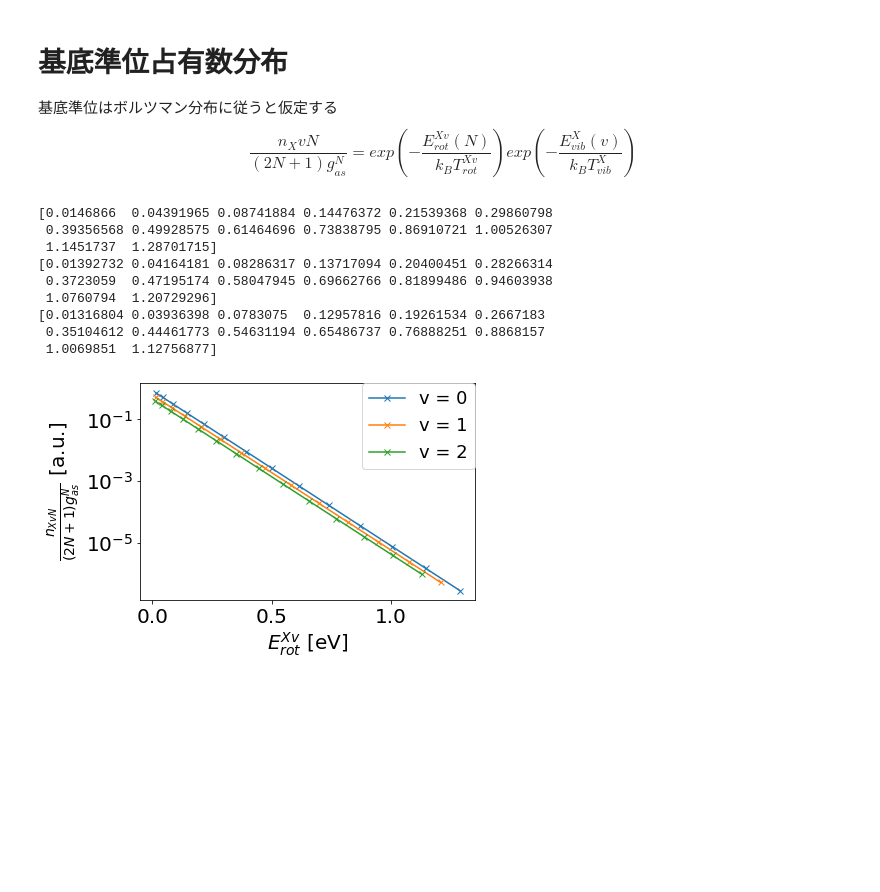
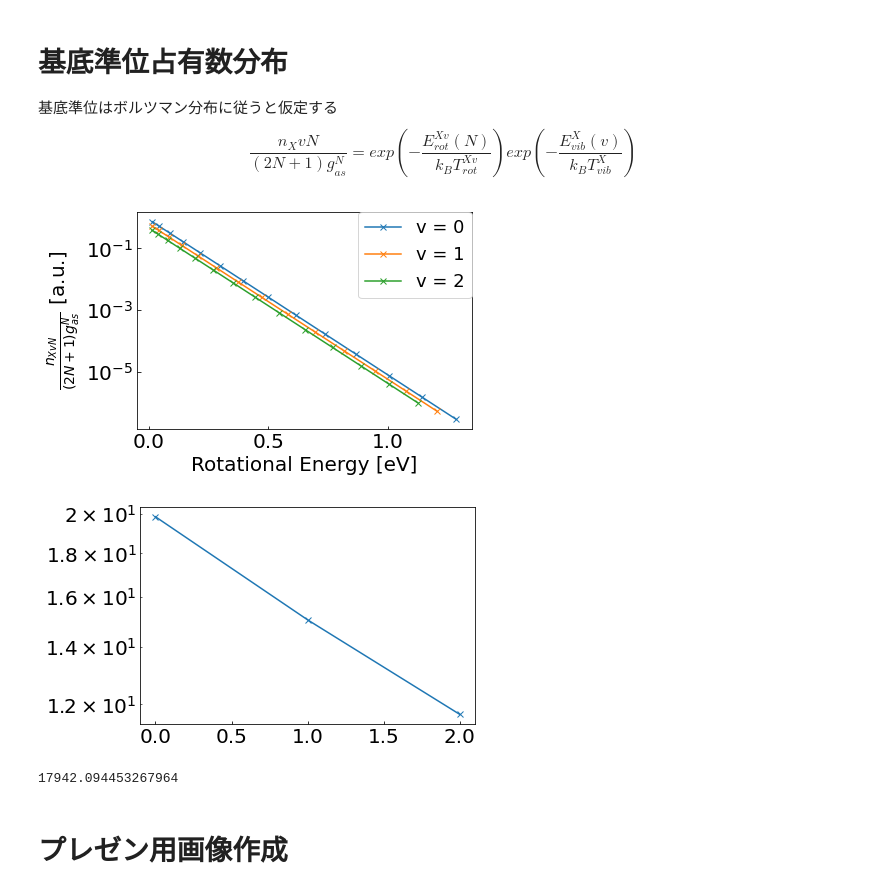
Before and after one commit to AtsushiNi/myLeprecon, a Jupyter notebook: niihama/plasma_data_12_17.ipynb, the cells around one changed output. Cells and saved outputs as stored; diff of their text form; code cells hidden in the pictures; blank space fills up the shorter version.

```diff
--- a/niihama/plasma_data_12_17.ipynb
+++ b/niihama/plasma_data_12_17.ipynb
@@ -44,4 +44,5 @@ from sympy.physics.wigner import wigner_3j
 from functools import reduce
 # %%
 data_path = '/content/drive/MyDrive/研究室/myLeprecon/SpectrometerData/20201217_niihama'
+image_path = '/content/drive/MyDrive/研究室/images/analyze_12-17'
 print(os.path.exists(data_path))
@@ -740,4 +825,27 @@ for Nd in range(1, 6):
       continue # 上準位と下準位でNは変わらない
     left_formula[2] += array_22[Na-1]['intensity'][0] * array_22[Na-1]['wavelength']
 left_formula
+
+# v'=v"なので右辺前半は常に1になる？？
+def right_formula_func(T_X_vib, _vds):
+  right_formula = np.zeros(3)
+  for vX in range(0, 3):
+    right_formula[0] += R(vX, 0)*math.exp(-E_X_vib(vX)/kb/T_X_vib)
+  for vX in range(0, 3):
+    right_formula[1] += R(vX, 1)*math.exp(-E_X_vib(vX)/kb/T_X_vib)
+  for vX in range(0, 3):
+    right_formula[2] += R(vX, 2)*math.exp(-E_X_vib(vX)/kb/T_X_vib)
+  return right_formula
+
+vds = np.array([0, 1, 2])
+
+def fitting_func(vds, T_X_vib, constant):
+  return constant * right_formula_func(T_X_vib, vds) - left_formula
+plt.plot(vds, fitting_func(vds, 2687.12124, 4.61271711e10), marker='x') # これを[0, 0, 0]にするようなfitting_funcの第二、第三引数を求める
+plt.xlabel("$v'$")
+plt.ylabel('right side - left side [a.u.]')
+popt, pcov = curve_fit(fitting_func, vds, np.zeros(3), p0=[1000, 1e11])
+print('[T_X_vib, constant] =')
+print(popt)
+T_X_vib = popt[0]
 # %% [output]
@@ -778,0 +855,15 @@ plt.legend(bbox_to_anchor=(1, 1), loc='upper right', borderaxespad=0, fontsize=1
+# %%
+plt.rcParams['font.size'] = 20
+plt.xticks([0, 1, 2])
+plt.plot(vds, left_formula, label='left', marker='x', linestyle='None')
+plt.plot(vds, popt[1] * right_formula_func(popt[0], vds), label='right')
+plt.plot(vds, 1e11 * right_formula_func(2000, vds), label='2')
+plt.plot(vds, 1e11 * right_formula_func(4000, vds), label='4')
+plt.plot(vds, 1e11 * right_formula_func(6000, vds), label='6')
+plt.plot(vds, 1e11 * right_formula_func(8000, vds), label='8')
+plt.legend(bbox_to_anchor=(1, 0), loc='lower right', borderaxespad=0, fontsize=18)
+plt.yscale('log')
+#plt.ylim(1e8, 3.5e9)
+plt.xlabel("$v'$")
+plt.ylabel(r"$\sum_{N',N''}{\frac{I^{dv'N'}_{av''N''}\lambda^{dv'N'}_{av''N''}}{hc}}$ [a.u.]")
+#plt.savefig(join(image_path, 'fitting_result'), bbox_inches='tight')
@@ -783,30 +877,31 @@ $$\frac{n_XvN}{(2N+1)g^N_{as}}=exp(-\frac{E^{Xv}_{rot}(N)}{k_BT^{Xv}_{rot}})exp(
 # %%
 nX = np.zeros((3, 14))
 left = np.zeros((3, 14))
 for vX in range(0, 3):
   E_array = np.zeros(14)
   for NX in range(1, 15):
 #    nX[vX][NX-1] = (2*NX+1)*g_as(NX)*math.exp(-E_X_rot(vX, NX)/kb/T_X_rot[vX])*math.exp(-E_X_vib(vX)/kb/T_X_vib[vX])
     nX[vX][NX-1] = (2*NX+1)*g_as(NX)*math.exp(-E_X_rot(vX, NX)/kb/T_X_rot[vX])*math.exp(-E_X_vib(vX)/kb/T_X_vib)
     left[vX][NX-1] = math.exp(-E_X_rot(vX, NX)/kb/T_X_rot[vX])*math.exp(-E_X_vib(vX)/kb/T_X_vib)
     E_array[NX-1] = E_X_rot(vX, NX)
-  print(E_array)
   plt.plot(E_array, left[vX], marker='x', label=("v = %i" % vX))
 nX
 plt.yscale('log')
-plt.xlabel(r"$E^{Xv}_{rot}$ [eV]")
+plt.xlabel(r"Rotational Energy [eV]")
 plt.ylabel(r"$\frac{n_{XvN}}{(2N+1)g^N_{as}}$ [a.u.]")
 plt.legend(bbox_to_anchor=(1, 1), loc='upper right', borderaxespad=0, fontsize=18)
 
-plt.savefig(data_path, bbox_inches='tight')
+plt.savefig(join(image_path, 'nX'), bbox_inches='tight')
 # %% [output]
-[0.0146866  0.04391965 0.08741884 0.14476372 0.21539368 0.29860798
- 0.39356568 0.49928575 0.61464696 0.73838795 0.86910721 1.00526307
- 1.1451737  1.28701715]
-[0.01392732 0.04164181 0.08286317 0.13717094 0.20400451 0.28266314
- 0.3723059  0.47195174 0.58047945 0.69662766 0.81899486 0.94603938
- 1.0760794  1.20729296]
-[0.01316804 0.03936398 0.0783075  0.12957816 0.19261534 0.2667183
- 0.35104612 0.44461773 0.54631194 0.65486737 0.76888251 0.8868157
- 1.0069851  1.12756877]
-[figure, old version]
+[figure, new version]
+# %%
+plt.plot([0, 1, 2], [nX[0].sum(), nX[1].sum(), nX[2].sum()], marker='x')
+plt.yscale('log')
+# %% [output]
+[figure, added]
+# %%
+T_X_vib
+# %% [output]
+17942.094453267964
+# %% [markdown]
+# プレゼン用画像作成
```
Also changed, not shown: parts of 26 cells of this notebook.
